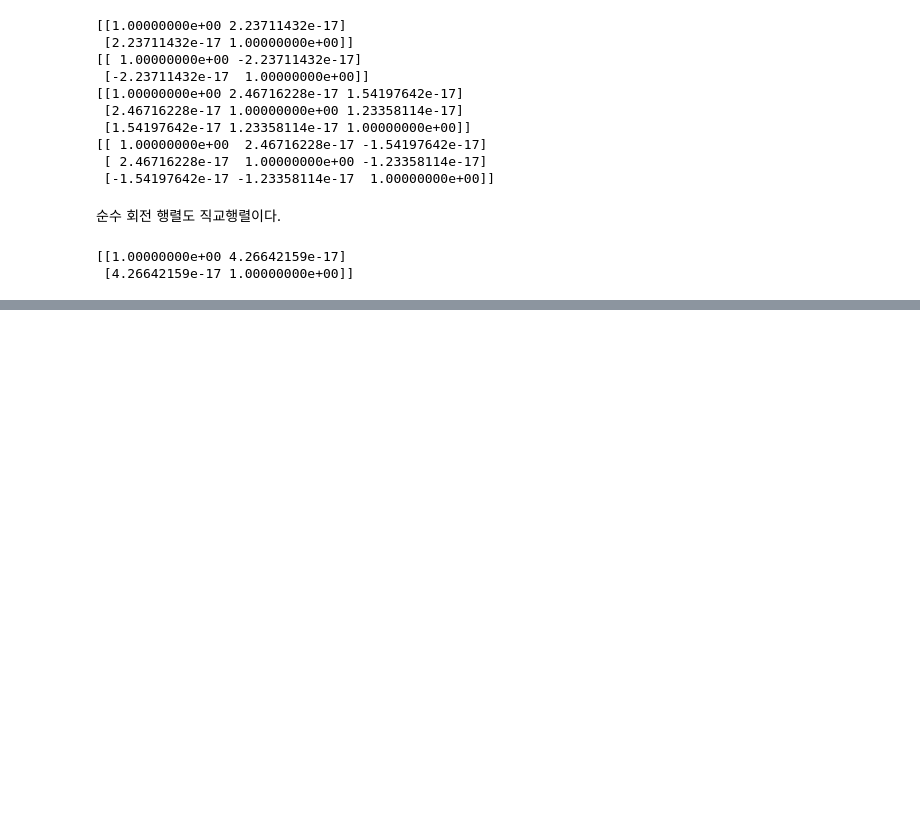
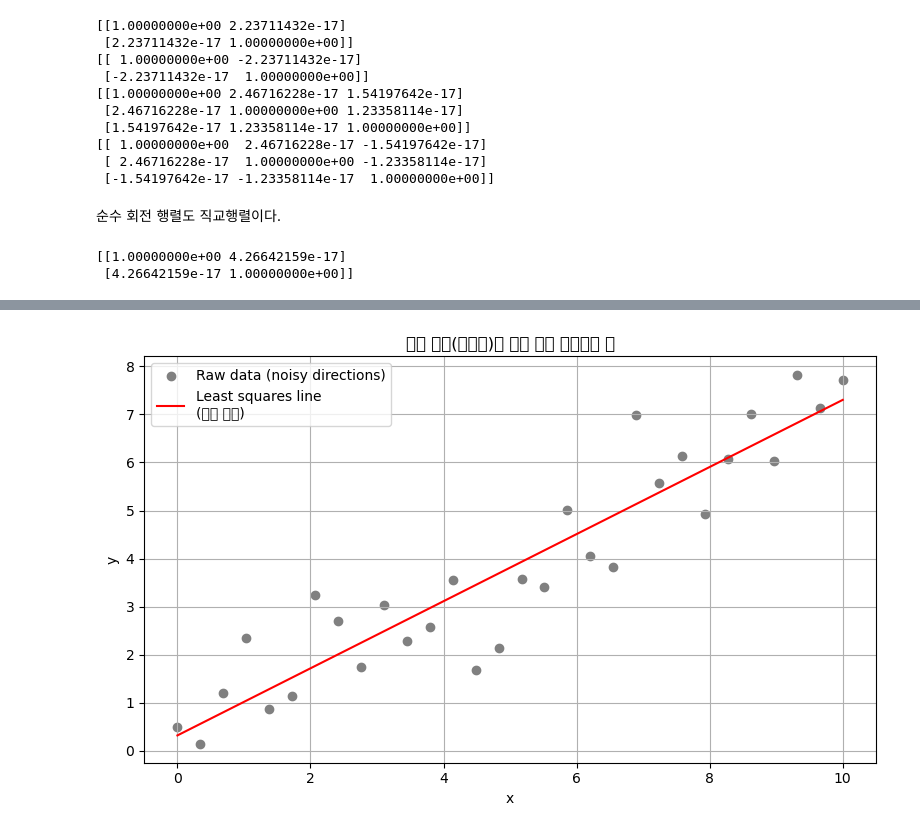
Before and after one commit to Aple-pen/LinearAlgbra_Practice, a Jupyter notebook: Memo/Chapter8.ipynb, the cells around one changed output, grey strips where cells are left out. Saved outputs shown, nothing was run; the diff lists cells and outputs as text; code cells hidden in the pictures; blank space fills up the shorter version.

```diff
--- a/Memo/Chapter8.ipynb
+++ b/Memo/Chapter8.ipynb
@@ -47,0 +172,33 @@ print(Q1.T @ Q1)
+# %%
+# 예제를 위한 랜덤한 "각도가 섞인" 점들 생성
+np.random.seed(42)
+n = 30
+x_data = np.linspace(0, 10, n)
+true_slope = 0.8
+noise = np.random.normal(0, 1.0, n)
+y_data = true_slope * x_data + noise  # 섞인 각도: y = 0.8x + noise
+
+# 디자인 행렬 A (1차 회귀: 절편 + 기울기)
+A = np.vstack([np.ones_like(x_data), x_data]).T
+
+# QR 분해로 최소제곱 해
+Q, R = np.linalg.qr(A)
+x_ls = np.linalg.solve(R, Q.T @ y_data)  # 최소제곱 해 (절편, 기울기)
+
+# 대표 직선 그리기
+x_fit = np.linspace(0, 10, 100)
+y_fit = x_ls[0] + x_ls[1] * x_fit
+
+# 시각화
+plt.figure(figsize=(8, 5))
+plt.scatter(x_data, y_data, color='gray', label='Raw data (noisy directions)')
+plt.plot(x_fit, y_fit, color='red', label='Least squares line\n(대표 방향)')
+plt.title('대표 방향(기울기)을 찾기 위한 최소제곱 해')
+plt.xlabel('x')
+plt.ylabel('y')
+plt.legend()
+plt.grid(True)
+plt.tight_layout()
+plt.show()
+# %% [output]
+[figure, added]
```
Also changed, not shown: parts of 13 cells of this notebook, 1 other file.
